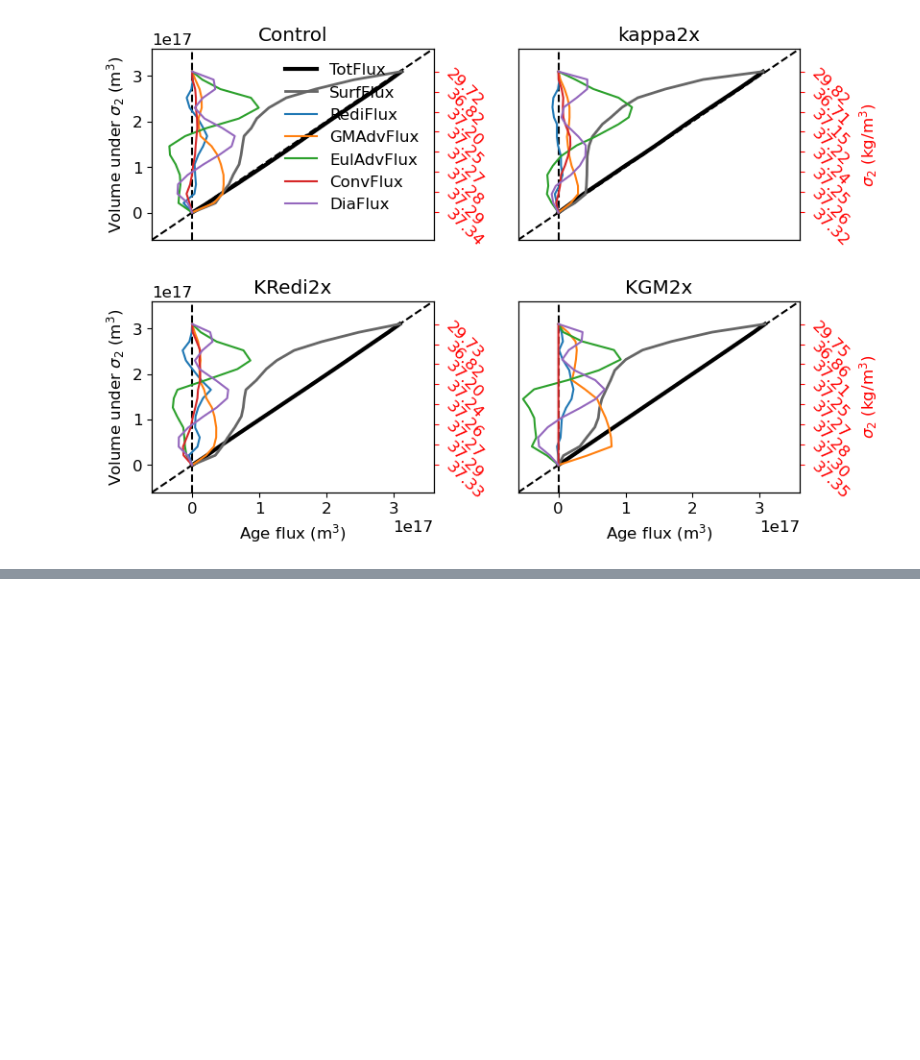
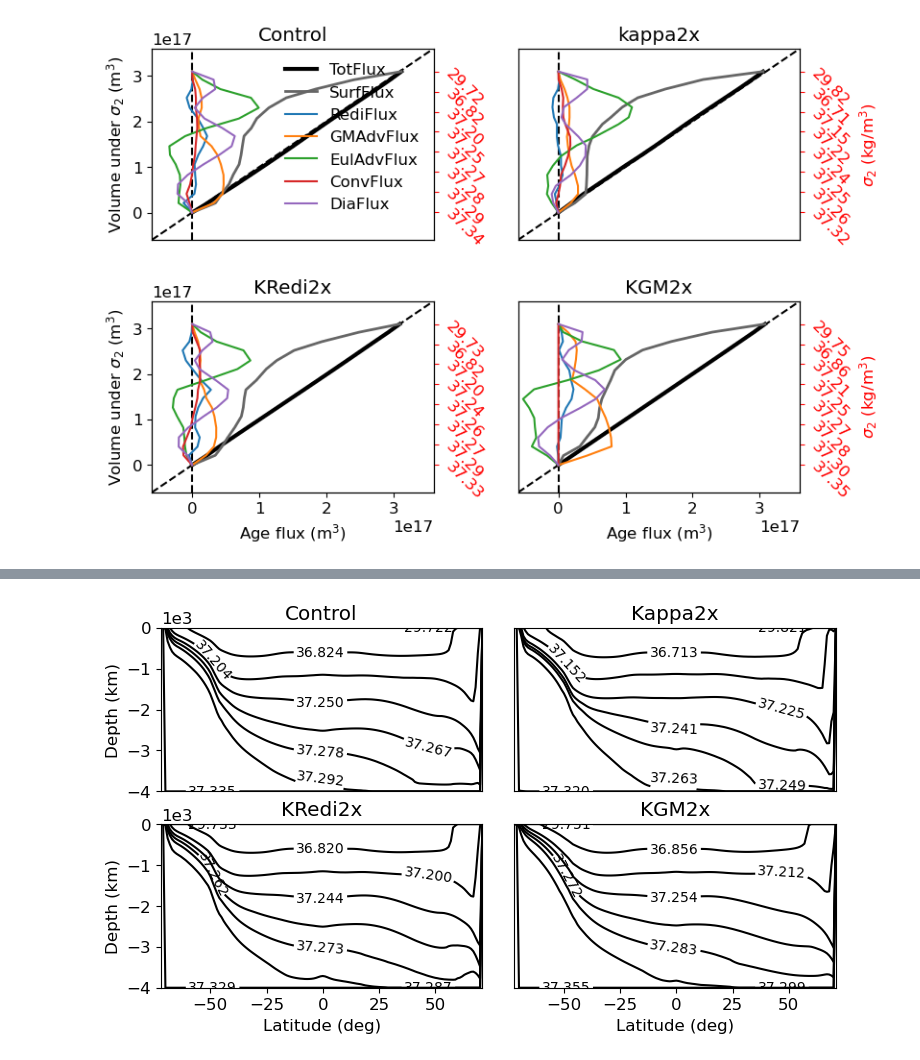
Before and after one commit to anthony-meza/test_age_framework, a Jupyter notebook: single_basin_production_figures.ipynb, the cells around one changed output, grey strips where cells are left out. Cells and saved outputs as stored; diff of their text form; code cells hidden in the pictures; blank space fills up the shorter version.

```diff
--- a/single_basin_production_figures.ipynb
+++ b/single_basin_production_figures.ipynb
@@ -1216,3 +1475,99 @@ plt.plot(-Runctr.sumfsurf_rho,Runctr.sumVol_rho,'-',c='0.1',label='SurfFlux',lin
+# %%
+###This block is plotting the SI for the boundary of the
+layers1_bounds_streamfunc=[29,
+     35.15,
+     36.52,
+     37.02,
+     37.18,
+     37.23,
+     37.24,
+     37.25,
+     37.262,
+     37.271,
+     37.279,
+     37.286,
+     37.294,
+     37.302,
+     37.310,
+     37.318,
+     37.324,
+     37.330,
+     37.36]
+def plot_rhocontours_rhomean(self,layers1_bounds_streamfunc=layers1_bounds_streamfunc):
+
+    layer2D,YGgrid=(np.meshgrid(self.ds.layer_1RHO_bounds.load().data, self.ds.YG))
+    #print(layer2D.shape)
+    #print(self.layer_depth.shape)
+    #print(YGgrid.shape)
+    #layer2D[self.layer_depth==0]=np.nan
+    mylayerdepth=self.layer_depth.copy()
+    #layer2D[self.layer_depth==-4000]=np.nan
+    #layer2D[self.layer_depth>=-2]=np.nan
+    #layer2D[-1,:]=np.nan
+    #layer2D[0,:]=np.nan
+    #print(layer2D)
+    CS=plt.contour(YGgrid,mylayerdepth,layer2D,levels=self.x2tick_density[::-1],linewidths=1.5, colors='k')
+    plt.clabel(CS, inline=True, fontsize=10)
+    #plt.colorbar()
+myRun.plot_rhocontours_rhomean=plot_rhocontours_rhomean
+
+
+fig=plt.figure(figsize=myfigsize)
+#plt.tight_layout()
+plt.subplot(2,2,1)
+Runctr.plot_rhocontours_rhomean()
+#Runctr.draw_streamfunc_depth()
+plt.gca().set_xticks([])
+plt.xlabel('')
+plt.ylabel('Depth (km)')
+#plt.gca().set_facecolor("grey")
+#plt.gca().set_ylim(-4200,0)
+plt.ticklabel_format(axis='y', style='sci',scilimits=(0,0))
+#plt.ylabel('')
+plt.title('Control')
+plt.subplot(2,2,2)
+Runkappa2x.plot_rhocontours_rhomean()
+#Runkappa2x.draw_streamfunc_depth()
+plt.gca().set_xticks([])
+plt.gca().set_yticks([])
+#plt.gca().set_facecolor("grey")
+#plt.gca().set_ylim(-4200,0)
+plt.xlabel('')
+plt.ylabel('')
+plt.ticklabel_format(axis='y', style='sci',scilimits=(0,0))
+#plt.ylabel('')
+plt.title('Kappa2x')
+plt.subplot(2,2,3)
+RunRedi2x.plot_rhocontours_rhomean()
+#RunRedi2x.draw_streamfunc_depth()
+#plt.gca().set_xticks([])
+plt.xlabel('Latitude (deg)')
+plt.ylabel('Depth (km)')
+#plt.gca().set_ylim(-4200,0)
+#plt.gca().set_facecolor("grey")
+plt.ticklabel_format(axis='y', style='sci',scilimits=(0,0))
+#plt.ylabel('')
+plt.title('KRedi2x')
+plt.subplot(2,2,4)
+
+RunGM2x.plot_rhocontours_rhomean()
+#im=RunGM2x.draw_streamfunc_depth()
+plt.gca().set_yticks([])
+#plt.gca().set_ylim(-4200,0)
+#plt.gca().set_facecolor("grey")
+plt.ylabel('')
+plt.xlabel('Latitude (deg)')
+plt.title('KGM2x')
+#plt.colorbar()
+
+plt.subplots_adjust(hspace=0.2, wspace=0.1,bottom=0.2,top=0.8)
+plt.subplots_adjust(right=0.8)
+#cbar_ax = fig.add_axes([0.83, 0.2, 0.02, 0.6])
+#cbar=plt.colorbar(im,cax=cbar_ax,label='Overturning Streamfunction (Sv)')
+#cbar.set_ticks(np.arange(-13.5,13.51,2))
+fig.savefig(Path(savedir+'SI_density_ticks.pdf'), bbox_inches='tight')
+# %% [output]
+[figure, added]
 # %%
 ## interpolating flux to diapycnal surfaces(grid wise)
 #This part will be needed when calculating diapycnal diffusivity??
```
Also changed, not shown: parts of 55 cells of this notebook.
